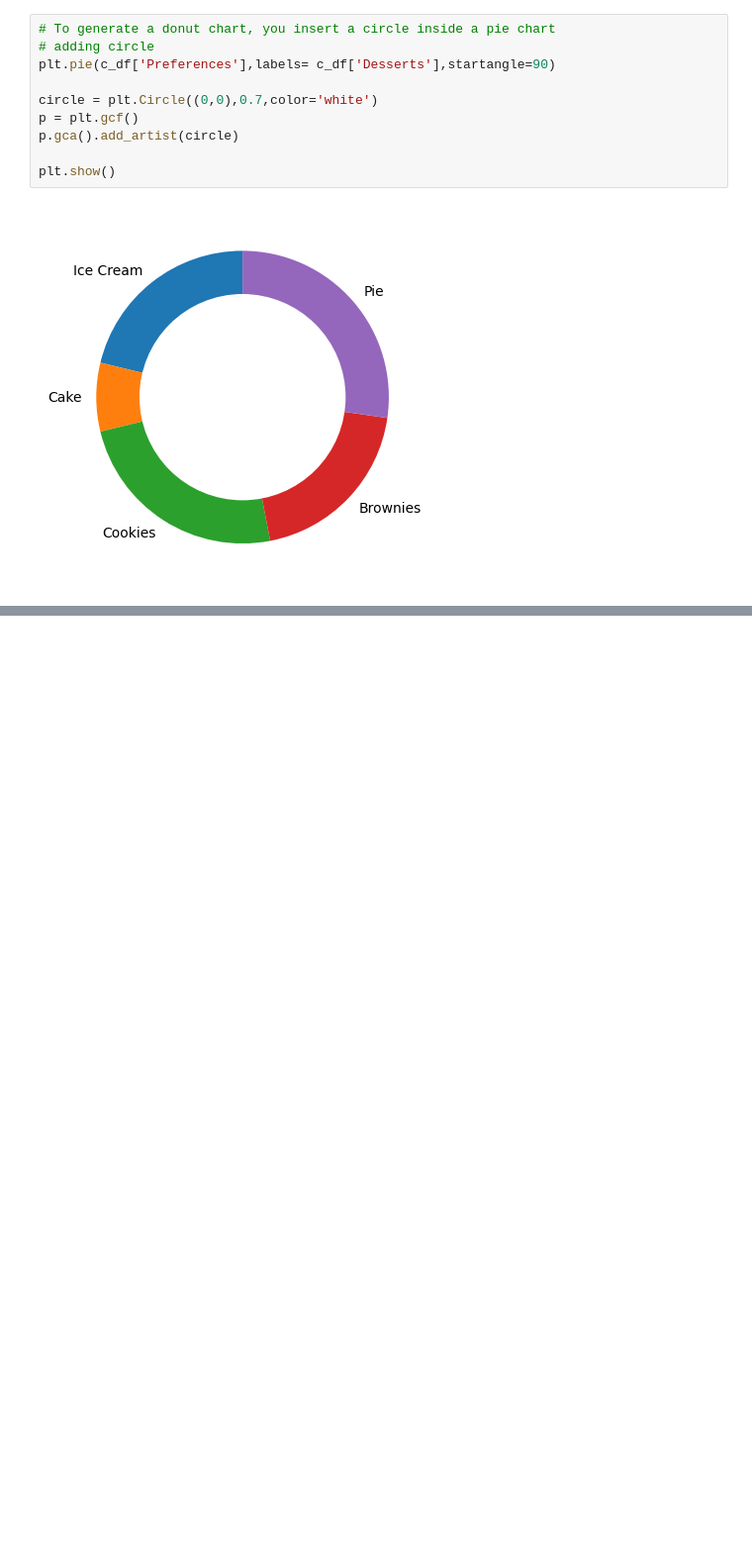
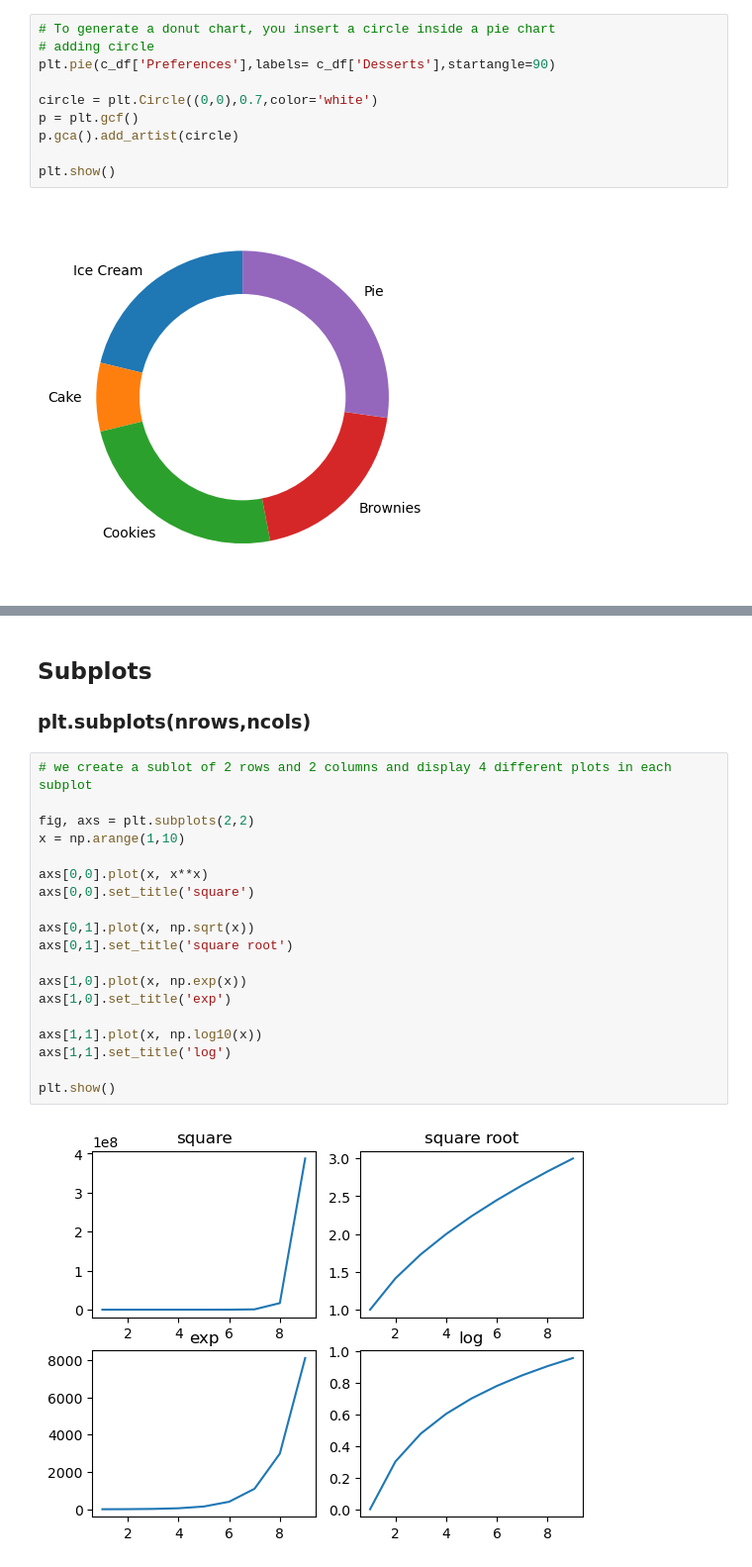
Before and after one commit to deAlgorithm/Data_Mining, a Jupyter notebook: Notebooks/Data Visualization.ipynb, the cells around one changed output, grey strips where cells are left out. Shown: that part at 99% size. Drawn from its saved outputs; the diff is of its cells as text; blank space fills up the shorter version.

```diff
--- a/Notebooks/Data Visualization.ipynb
+++ b/Notebooks/Data Visualization.ipynb
@@ -195,0 +224,24 @@ plt.show()
+# %% [markdown]
+## Subplots
+### plt.subplots(nrows,ncols)
+# %%
+# we create a sublot of 2 rows and 2 columns and display 4 different plots in each subplot
+
+fig, axs = plt.subplots(2,2)
+x = np.arange(1,10)
+
+axs[0,0].plot(x, x**x)
+axs[0,0].set_title('square')
+
+axs[0,1].plot(x, np.sqrt(x))
+axs[0,1].set_title('square root')
+
+axs[1,0].plot(x, np.exp(x))
+axs[1,0].set_title('exp')
+
+axs[1,1].plot(x, np.log10(x))
+axs[1,1].set_title('log')
+
+plt.show()
+# %% [output]
+[figure, added]
```
Also changed, not shown: parts of 7 cells of this notebook.
